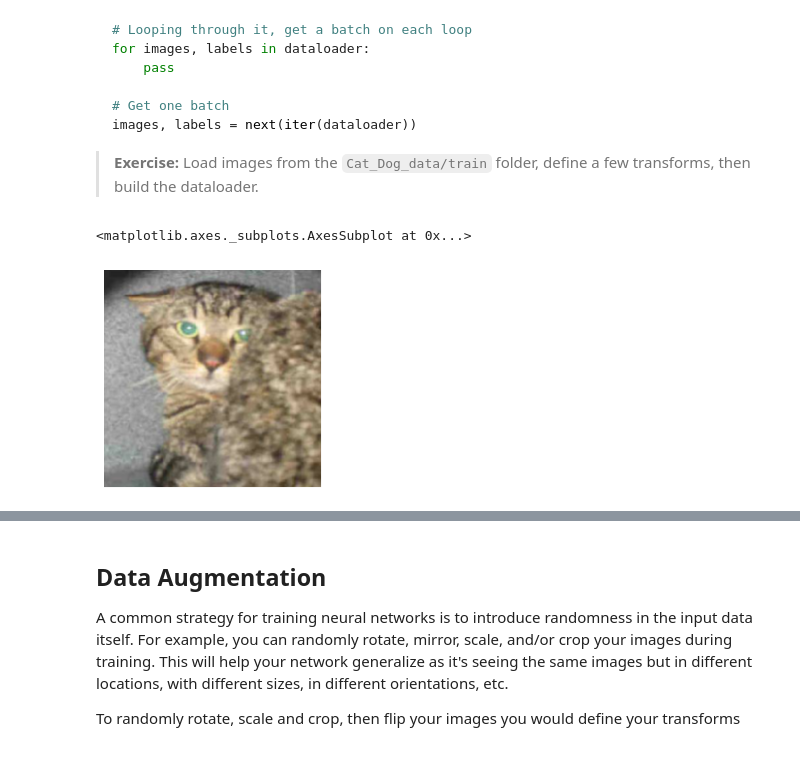
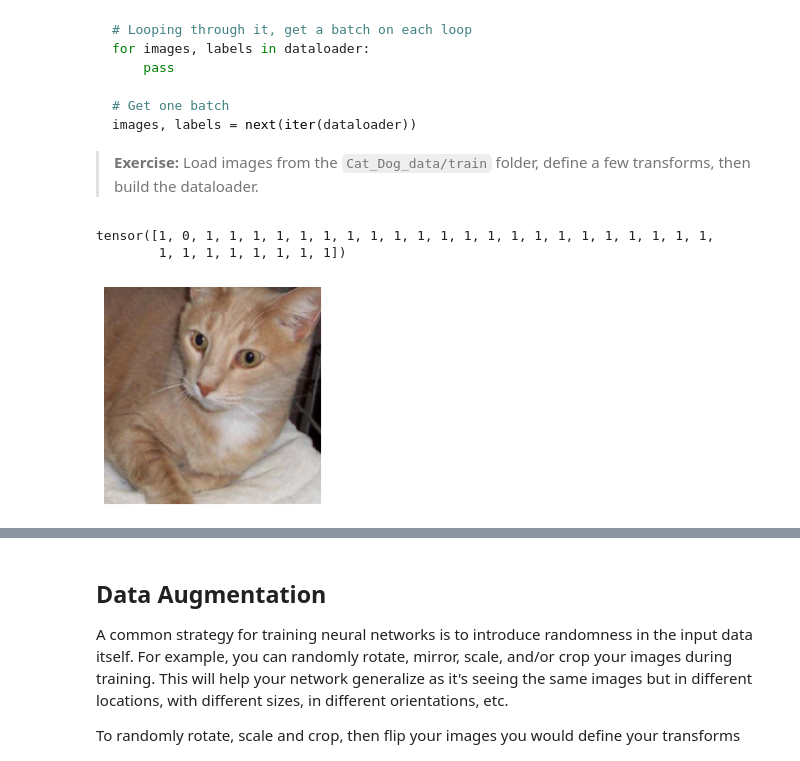
Before and after one commit to nyamkamunhjin/deep-learning, a Jupyter notebook: intro-to-pytorch/Part 7 - Loading Image Data (Exercises).ipynb, the cells around one changed output, grey strips where cells are left out. Saved outputs shown, nothing was run; the diff lists cells and outputs as text; code cells hidden in the pictures.

```diff
--- a/intro-to-pytorch/Part 7 - Loading Image Data (Exercises).ipynb
+++ b/intro-to-pytorch/Part 7 - Loading Image Data (Exercises).ipynb
@@ -84,10 +84,12 @@ dataloader = torch.utils.data.DataLoader(dataset, batch_size=32, shuffle=True)
 # %%
 # Run this to test your data loader
 images, labels = next(iter(dataloader))
 helper.imshow(images[0], normalize=False)
+labels
 # %% [output]
-<matplotlib.axes._subplots.AxesSubplot at 0x...>
+tensor([1, 0, 1, 1, 1, 1, 1, 1, 1, 1, 1, 1, 1, 1, 1, 1, 1, 1, 1, 1, 1, 1, 1, 1,
+        1, 1, 1, 1, 1, 1, 1, 1])
-[figure, old version]
+[figure, new version]
 # %% [markdown]
 If you loaded the data correctly, you should see something like this (your image will be different):
 
```
Also changed, not shown: 2 other files.
